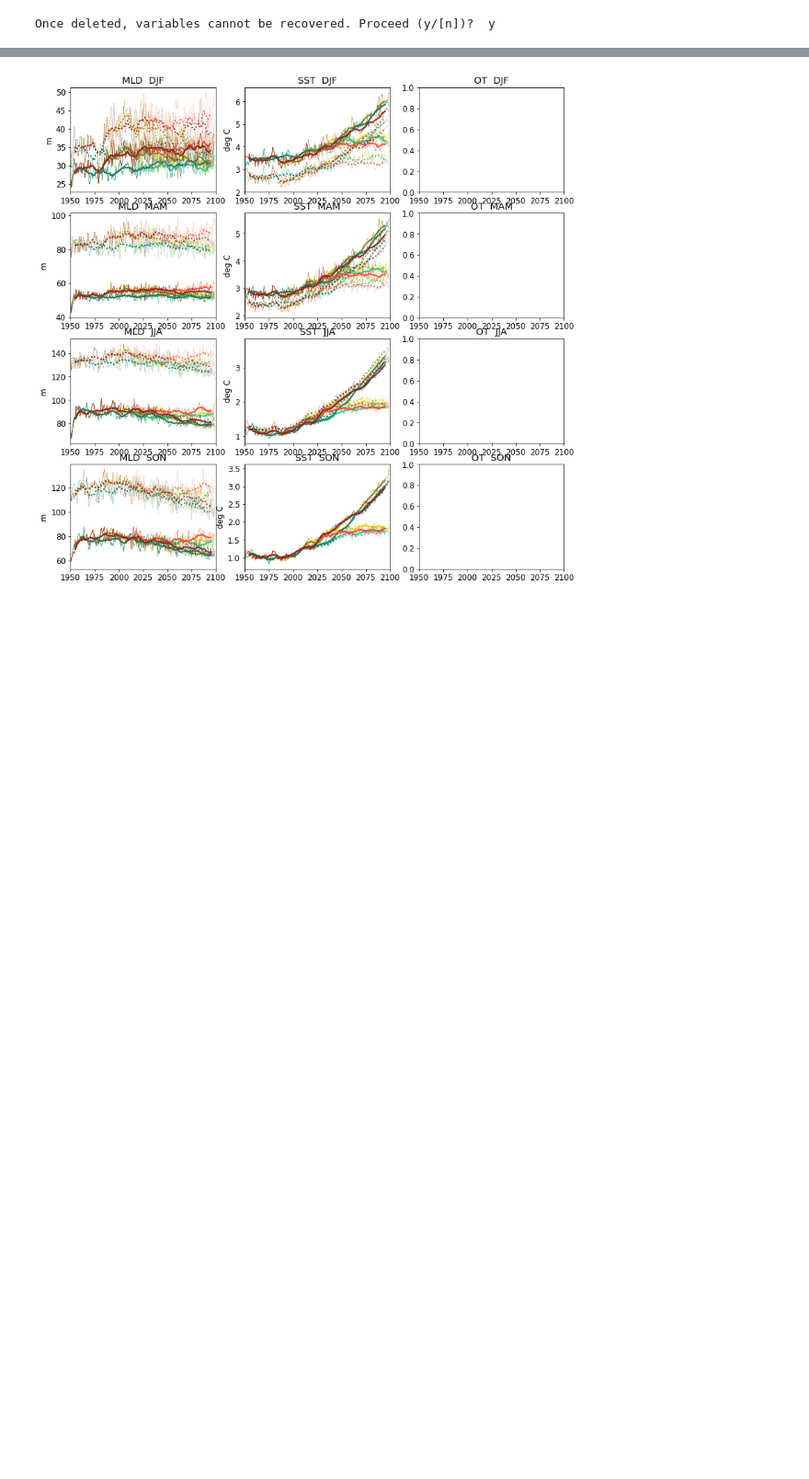
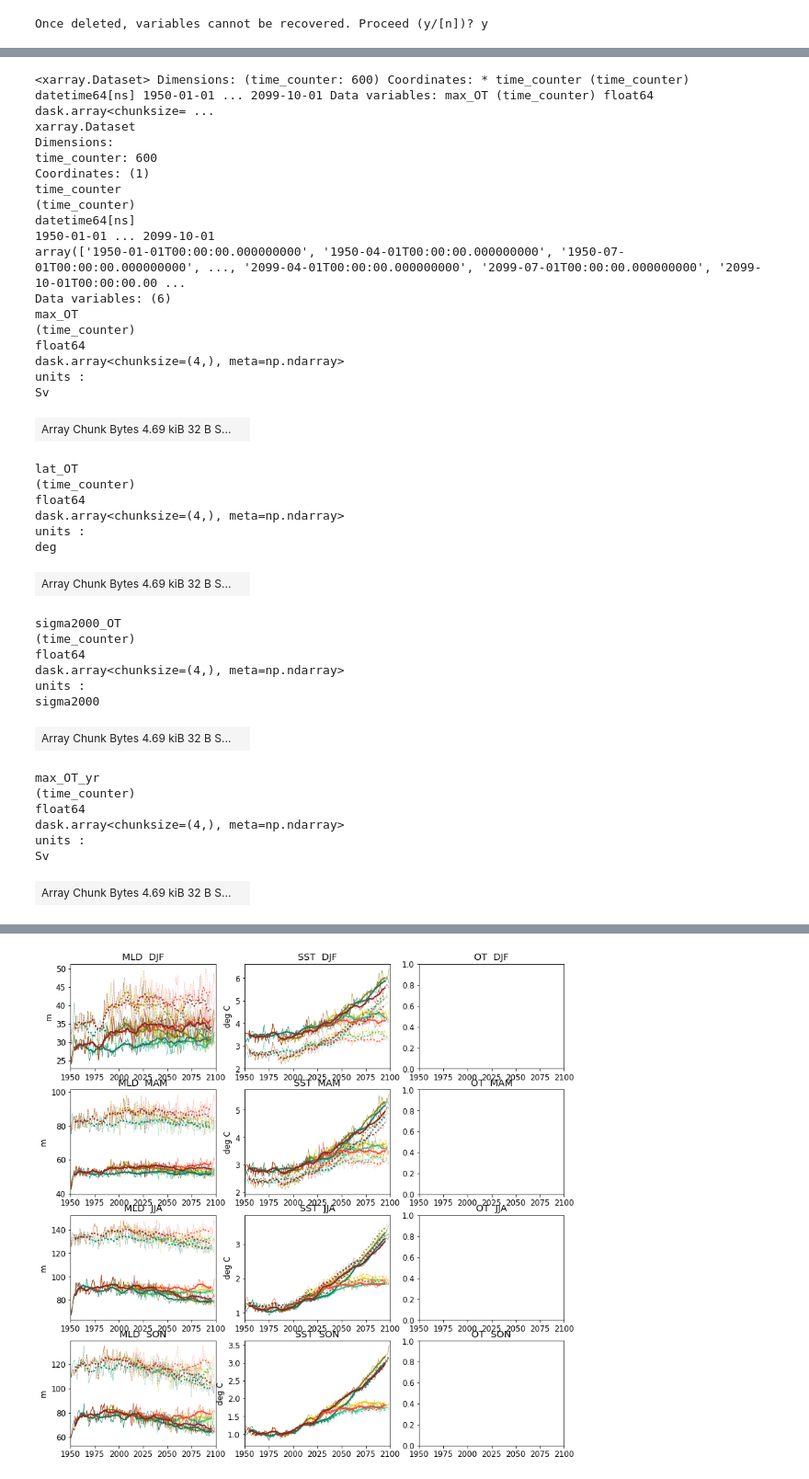
Before and after one commit to tjarnikova/SOZONE, a Jupyter notebook: windAnalyis/oceanFields/panel15-bargraph.ipynb, the cells around one changed output, grey strips where cells are left out. Shown at 92% size. Cells and saved outputs as stored; diff of their text form; code cells hidden in the pictures; blank space fills up the shorter version.

Commit message:
ocean fields

```diff
--- a/windAnalyis/oceanFields/panel15-bargraph.ipynb
+++ b/windAnalyis/oceanFields/panel15-bargraph.ipynb
@@ -526,0 +134,80 @@ plt.tight_layout()
+# %%
+def make_yearlist_tom(yrst, yrend, tscen, \
+                  tdir = '/gpfs/home/mep22dku/scratch/SOZONE/windAnalyis/oceanFields/max_OT/'):
+    yrs = np.arange(yrst,yrend+1,1)
+    ylist = []
+    for i in range(0,len(yrs)):
+        yr = yrs[i]
+        ty = f'{tdir}/seas_OT_{yr}_{tscen}-TOMA6.nc'
+        t2 = glob.glob(ty)
+        #print(t2)
+        ylist.append(t2[0])
+    return ylist
+
+ot_tom_1A = xr.open_mfdataset(make_yearlist_tom(1950,2099,'1A'))
+ot_tom_2A = xr.open_mfdataset(make_yearlist_tom(1950,2099,'2A'))
+ot_tom_3A = xr.open_mfdataset(make_yearlist_tom(1950,2099,'3A'))
+ot_tom_1B = xr.open_mfdataset(make_yearlist_tom(1950,2099,'1B'))
+ot_tom_2B = xr.open_mfdataset(make_yearlist_tom(1950,2099,'2B'))
+ot_tom_3B = xr.open_mfdataset(make_yearlist_tom(1950,2099,'3B'))
+
+def make_yearlist(yrst, yrend, tscen, \
+                  tdir = '/gpfs/home/mep22dku/scratch/SOZONE/windAnalyis/oceanFields/max_OT/'):
+    yrs = np.arange(yrst,yrend+1,1)
+    ylist = []
+    for i in range(0,len(yrs)):
+        yr = yrs[i]
+        ty = f'{tdir}/seas_OT_{yr}_{tscen}.nc'
+        t2 = glob.glob(ty)
+        #print(t2)
+        ylist.append(t2[0])
+    return ylist
+
+ot_ukesm_1A = xr.open_mfdataset(make_yearlist(1950,2099,'1A'))
+ot_ukesm_2A = xr.open_mfdataset(make_yearlist(1950,2099,'2A'))
+ot_ukesm_3A = xr.open_mfdataset(make_yearlist(1950,2099,'3A'))
+ot_ukesm_1B = xr.open_mfdataset(make_yearlist(1950,2099,'1B'))
+ot_ukesm_2B = xr.open_mfdataset(make_yearlist(1950,2099,'2B'))
+ot_ukesm_3B = xr.open_mfdataset(make_yearlist(1950,2099,'3B'))
+# %%
+ot_ukesm_1A
+# %% [output]
+<xarray.Dataset> Dimensions: (time_counter: 600) Coordinates: * time_counter (time_counter) datetime64[ns] 1950-01-01 ... 2099-10-01 Data variables: max_OT (time_counter) float64 dask.array<chunksize= ...
+xarray.Dataset
+Dimensions:
+time_counter: 600
+Coordinates: (1)
+time_counter
+(time_counter)
+datetime64[ns]
+1950-01-01 ... 2099-10-01
+array(['1950-01-01T00:00:00.000000000', '1950-04-01T00:00:00.000000000', '1950-07-01T00:00:00.000000000', ..., '2099-04-01T00:00:00.000000000', '2099-07-01T00:00:00.000000000', '2099-10-01T00:00:00.00 ...
+Data variables: (6)
+max_OT
+(time_counter)
+float64
+dask.array<chunksize=(4,), meta=np.ndarray>
+units :
+Sv
+| Array Chunk Bytes 4.69 kiB 32 B S... |  |
+lat_OT
+(time_counter)
+float64
+dask.array<chunksize=(4,), meta=np.ndarray>
+units :
+deg
+| Array Chunk Bytes 4.69 kiB 32 B S... |  |
+sigma2000_OT
+(time_counter)
+float64
+dask.array<chunksize=(4,), meta=np.ndarray>
+units :
+sigma2000
+| Array Chunk Bytes 4.69 kiB 32 B S... |  |
+max_OT_yr
+(time_counter)
+float64
+dask.array<chunksize=(4,), meta=np.ndarray>
+units :
+Sv
+| Array Chunk Bytes 4.69 kiB 32 B S... |  |
```
Also changed, not shown: parts of 15 cells of this notebook, 1 other file.
